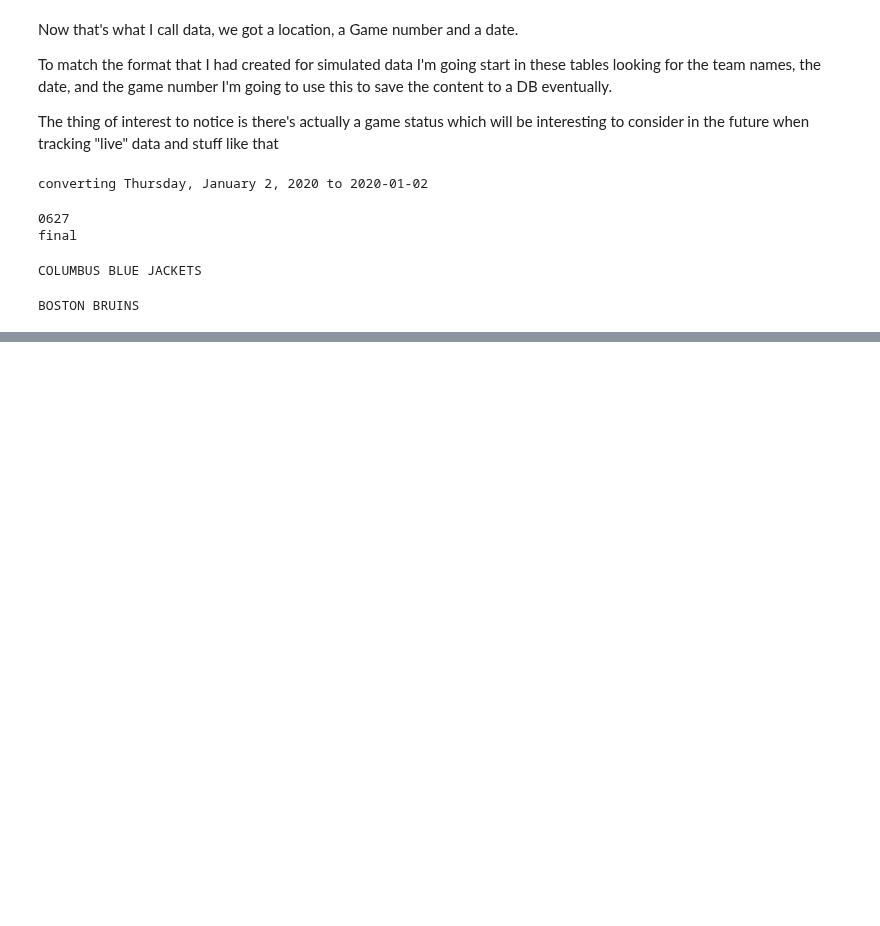
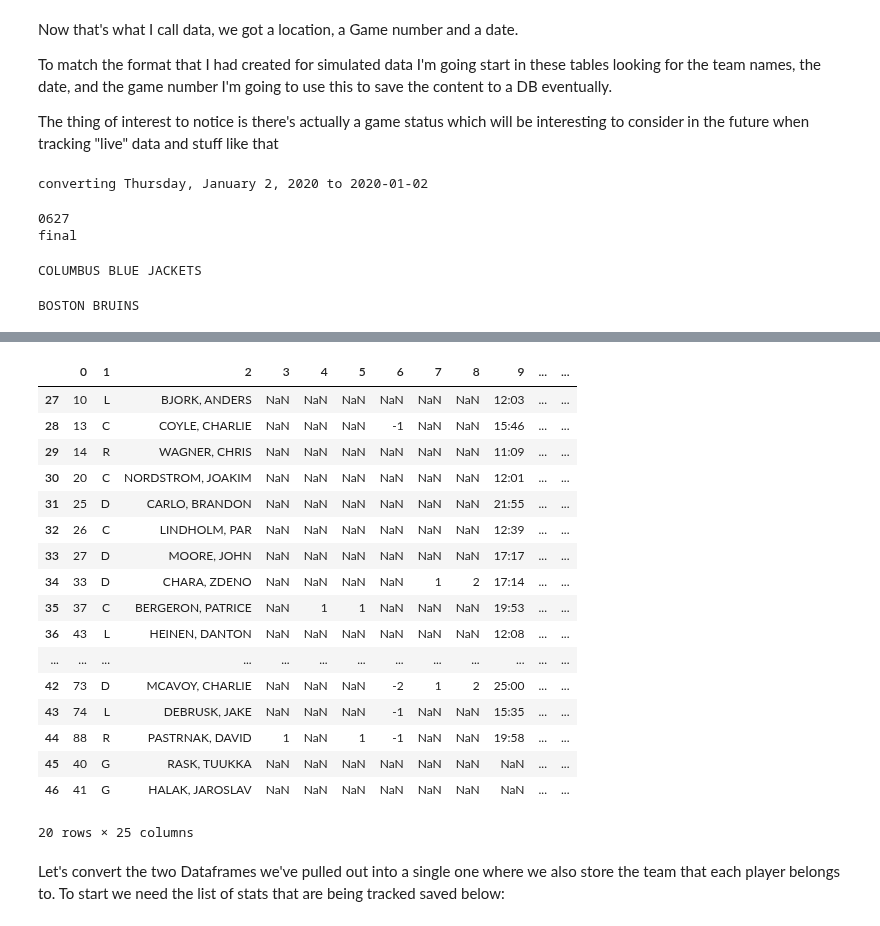
Before and after one commit to VArdulov/alphantasy-hockey, a Jupyter notebook: notebooks/scraping_nhl_data/Exploring_NHL_Scraper.ipynb, the cells around one changed output, grey strips where cells are left out. Cells and saved outputs as stored; diff of their text form; code cells hidden in the pictures; blank space fills up the shorter version.

```diff
--- a/notebooks/scraping_nhl_data/Exploring_NHL_Scraper.ipynb
+++ b/notebooks/scraping_nhl_data/Exploring_NHL_Scraper.ipynb
@@ -147 +185,25 @@ BOSTON BRUINS
+# %%
+home_team_stats_df = dfs_of_table.loc[list(range(home_team_starting_point,end_point))]
+home_team_stats_df
+# %% [output]
+|  | 0 | 1 | 2 | 3 | 4 | 5 | 6 | 7 | 8 | 9 | ... | ... |
+| 27 | 10 | L | BJORK, ANDERS | NaN | NaN | NaN | NaN | NaN | NaN | 12:03 | ... | ... |
+| 28 | 13 | C | COYLE, CHARLIE | NaN | NaN | NaN | -1 | NaN | NaN | 15:46 | ... | ... |
+| 29 | 14 | R | WAGNER, CHRIS | NaN | NaN | NaN | NaN | NaN | NaN | 11:09 | ... | ... |
+| 30 | 20 | C | NORDSTROM, JOAKIM | NaN | NaN | NaN | NaN | NaN | NaN | 12:01 | ... | ... |
+| 31 | 25 | D | CARLO, BRANDON | NaN | NaN | NaN | NaN | NaN | NaN | 21:55 | ... | ... |
+| 32 | 26 | C | LINDHOLM, PAR | NaN | NaN | NaN | NaN | NaN | NaN | 12:39 | ... | ... |
+| 33 | 27 | D | MOORE, JOHN | NaN | NaN | NaN | NaN | NaN | NaN | 17:17 | ... | ... |
+| 34 | 33 | D | CHARA, ZDENO | NaN | NaN | NaN | NaN | 1 | 2 | 17:14 | ... | ... |
+| 35 | 37 | C | BERGERON, PATRICE | NaN | 1 | 1 | NaN | NaN | NaN | 19:53 | ... | ... |
+| 36 | 43 | L | HEINEN, DANTON | NaN | NaN | NaN | NaN | NaN | NaN | 12:08 | ... | ... |
+| ... | ... | ... | ... | ... | ... | ... | ... | ... | ... | ... | ... | ... |
+| 42 | 73 | D | MCAVOY, CHARLIE | NaN | NaN | NaN | -2 | 1 | 2 | 25:00 | ... | ... |
+| 43 | 74 | L | DEBRUSK, JAKE | NaN | NaN | NaN | -1 | NaN | NaN | 15:35 | ... | ... |
+| 44 | 88 | R | PASTRNAK, DAVID | 1 | NaN | 1 | -1 | NaN | NaN | 19:58 | ... | ... |
+| 45 | 40 | G | RASK, TUUKKA | NaN | NaN | NaN | NaN | NaN | NaN | NaN | ... | ... |
+| 46 | 41 | G | HALAK, JAROSLAV | NaN | NaN | NaN | NaN | NaN | NaN | NaN | ... | ... |
+20 rows × 25 columns
+# %% [markdown]
+Let's convert the two Dataframes we've pulled out into a single one where we also store the team that each player belongs to. To start we need the list of stats that are being tracked saved below:
 # %%
```
Also changed, not shown: parts of 42 cells of this notebook, 2 other files.
